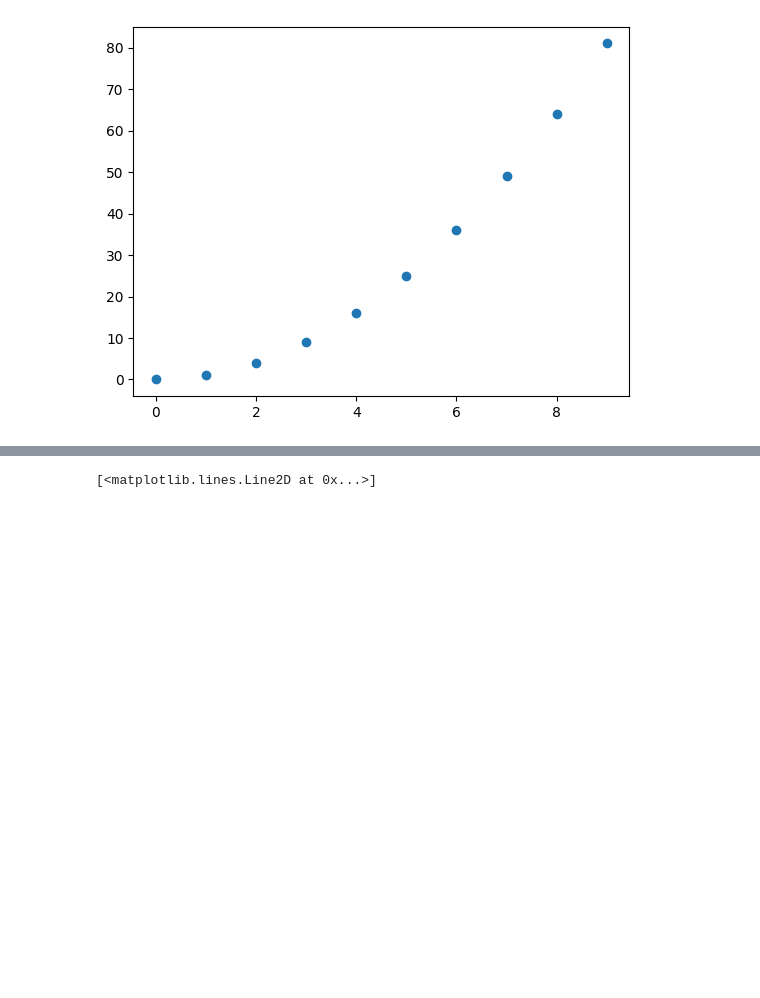
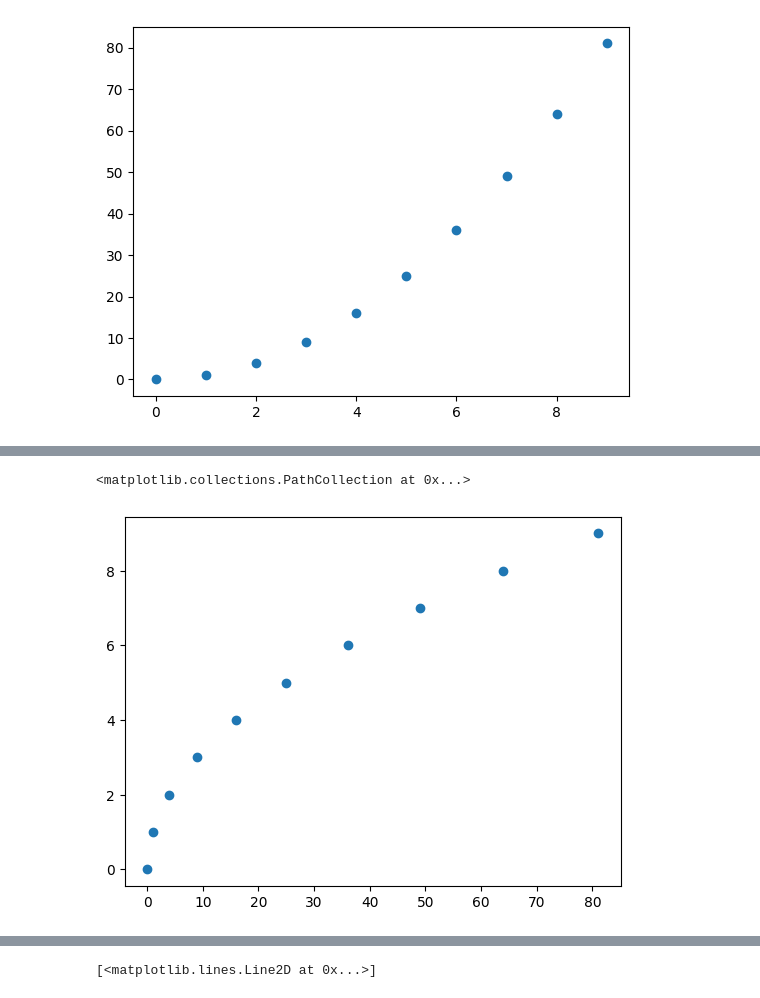
Before and after one commit to RaisulislamRimon/data-science-notes, a Jupyter notebook: module_8/module_8_class/class_1/1_data_visualization.ipynb, the cells around one changed output, grey strips where cells are left out. Drawn from its saved outputs; the diff is of its cells as text; code cells hidden in the pictures; blank space fills up the shorter version.

```diff
--- a/module_8/module_8_class/class_1/1_data_visualization.ipynb
+++ b/module_8/module_8_class/class_1/1_data_visualization.ipynb
@@ -51,0 +62,6 @@ plt.scatter(x=x, y=y)
+# %%
+plt.scatter(x=y, y=x)
+# plt.show()
+# %% [output]
+<matplotlib.collections.PathCollection at 0x...>
+[figure, added]
```
Also changed, not shown: parts of 41 cells of this notebook, 1 other file.
